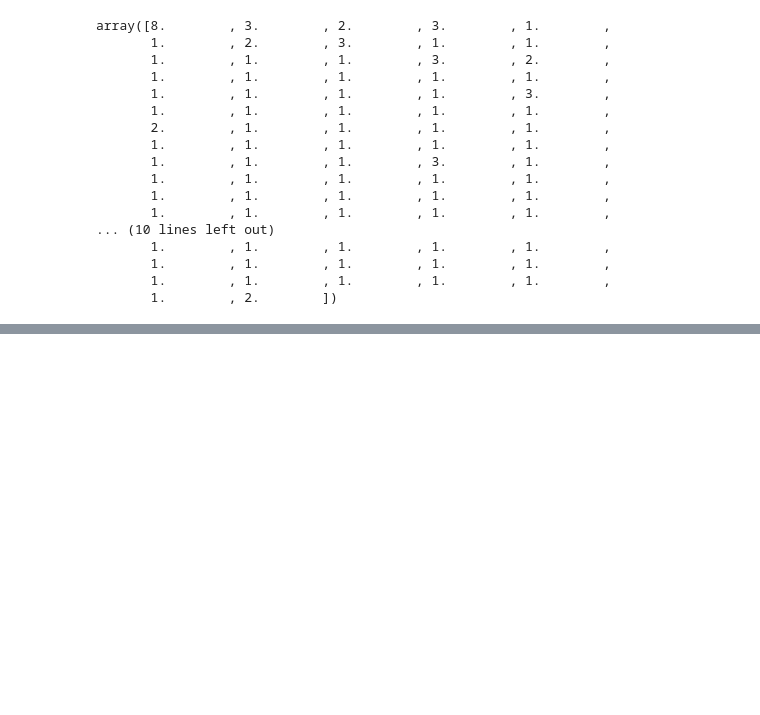
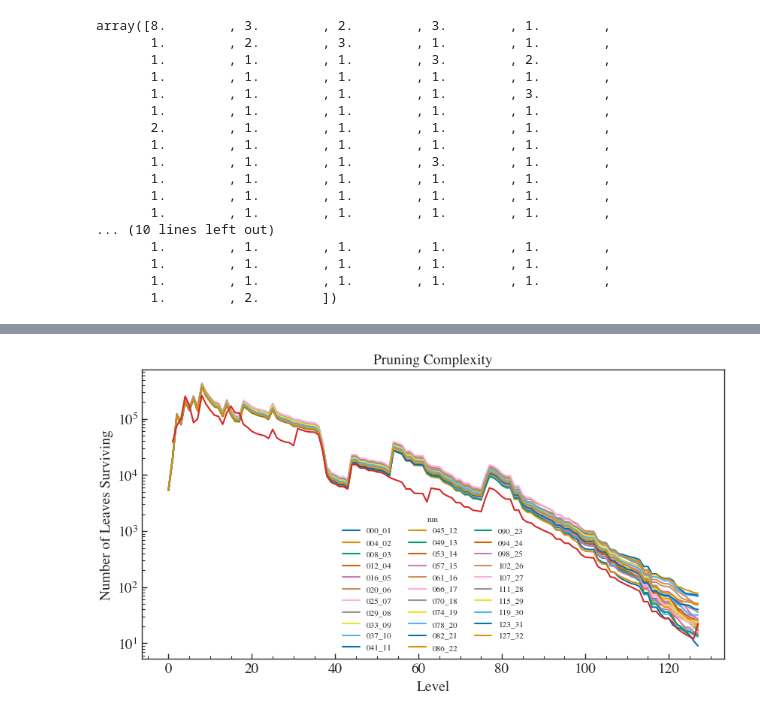
Before and after one commit to pravirkr/loki, a Jupyter notebook: notebooks/pruning_accel.ipynb, the cells around one changed output, grey strips where cells are left out. Cells and saved outputs as stored; diff of their text form; code cells hidden in the pictures; blank space fills up the shorter version.

```diff
--- a/notebooks/pruning_accel.ipynb
+++ b/notebooks/pruning_accel.ipynb
@@ -86,4 +107,5 @@ prn_manager.execute(tim_data.ts_e, tim_data.ts_v, outdir="pruning_results/accel_
 # %%
+result_file = "pruning_results/accel_test/test_accel_pruning_nstages_128_results.h5"
 pgram = ScatteredPeriodogram.load(result_file)
 print(f"True params, a: {cfg.mod_kwargs["acc"]:.3f}, f: {cfg.freq:.10f}")
 print(pgram.get_summary_cands(10, run_id=None))
@@ -99,7 +141,9 @@ plt.show()
 # %%
 pstats = PruningStatsPlotter.load(result_file)
 fig = pstats.plot_level_stats(run_id=None)
 x = np.arange(1, len(branching_pattern) + 1)
 ax_list = fig.axes
-ax_list[0].plot(x, np.array(thresh_state.get_info("complexity")) * dyp.nparam_vol, label="Expected", c="tab:red")
+ax_list[0].plot(x, np.array(thresh_state.get_info("complexity")) * nparam_vol, label="Expected", c="tab:red")
 plt.show()
+# %% [output]
+[figure, added]
```
Also changed, not shown: parts of 8 cells of this notebook, 11 other files.
